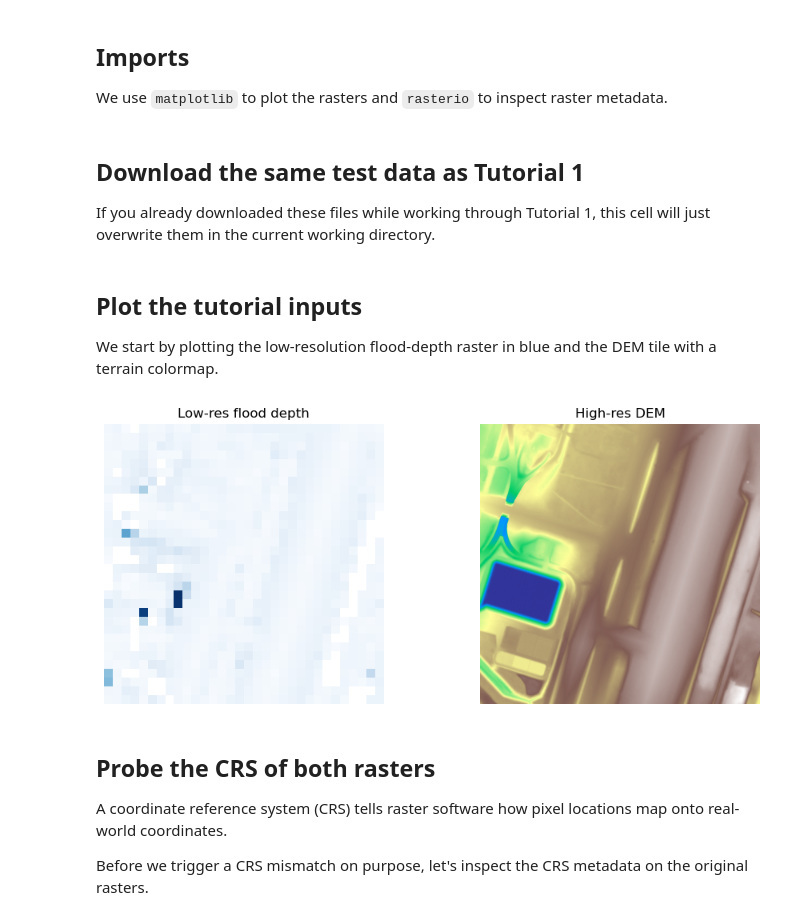
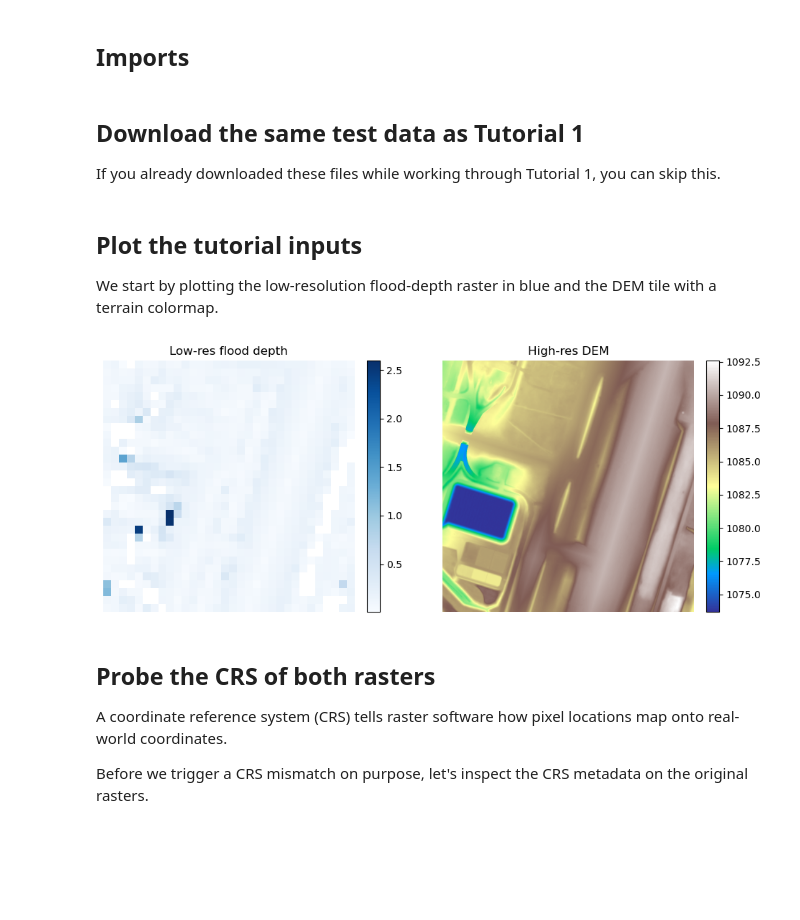
Before and after one commit to cefect/floodsr, a Jupyter notebook: docs/user/notebooks/tutorial_2.ipynb, the cells around one changed output. Drawn from its saved outputs; the diff is of its cells as text; code cells hidden in the pictures; blank space fills up the shorter version.

```diff
--- a/docs/user/notebooks/tutorial_2.ipynb
+++ b/docs/user/notebooks/tutorial_2.ipynb
@@ -58,5 +28,3 @@ options:
 # %% [markdown]
 ## Imports
-
-We use `matplotlib` to plot the rasters and `rasterio` to inspect raster metadata.
 # %%
@@ -72,7 +37,7 @@ from rasterio.warp import Resampling, calculate_default_transform, reproject
 # %% [markdown]
 ## Download the same test data as Tutorial 1
 
-If you already downloaded these files while working through Tutorial 1, this cell will just overwrite them in the current working directory.
+If you already downloaded these files while working through Tutorial 1, you can skip this.
 # %%
 urlretrieve(
     "https://github.com/cefect/floodsr/releases/download/v0.0.3/hires002_dem.tif",
@@ -93,24 +58,26 @@ We start by plotting the low-resolution flood-depth raster in blue and the DEM t
 # %%
 with rasterio.open(lowres_fp) as src:
     lowres_arr = src.read(1).astype(float)
     if src.nodata is not None:
         lowres_arr[lowres_arr == src.nodata] = np.nan
 
 with rasterio.open(dem_fp) as src:
     dem_arr = src.read(1).astype(float)
     if src.nodata is not None:
         dem_arr[dem_arr == src.nodata] = np.nan
 
 fig, axes = plt.subplots(1, 2, figsize=(10, 4))
-axes[0].imshow(np.where(lowres_arr > 0, lowres_arr, np.nan), cmap="Blues")
+im0 = axes[0].imshow(np.where(lowres_arr > 0, lowres_arr, np.nan), cmap="Blues")
 axes[0].set_title("Low-res flood depth")
 axes[0].axis("off")
-axes[1].imshow(dem_arr, cmap="terrain")
+fig.colorbar(im0, ax=axes[0], fraction=0.046, pad=0.04)
+im1 = axes[1].imshow(dem_arr, cmap="terrain")
 axes[1].set_title("High-res DEM")
 axes[1].axis("off")
+fig.colorbar(im1, ax=axes[1], fraction=0.046, pad=0.04)
 fig.tight_layout()
 # %% [output]
-[figure, old version]
+[figure, new version]
 # %% [markdown]
 ## Probe the CRS of both rasters
 
```
Also changed, not shown: parts of 21 cells of this notebook.
